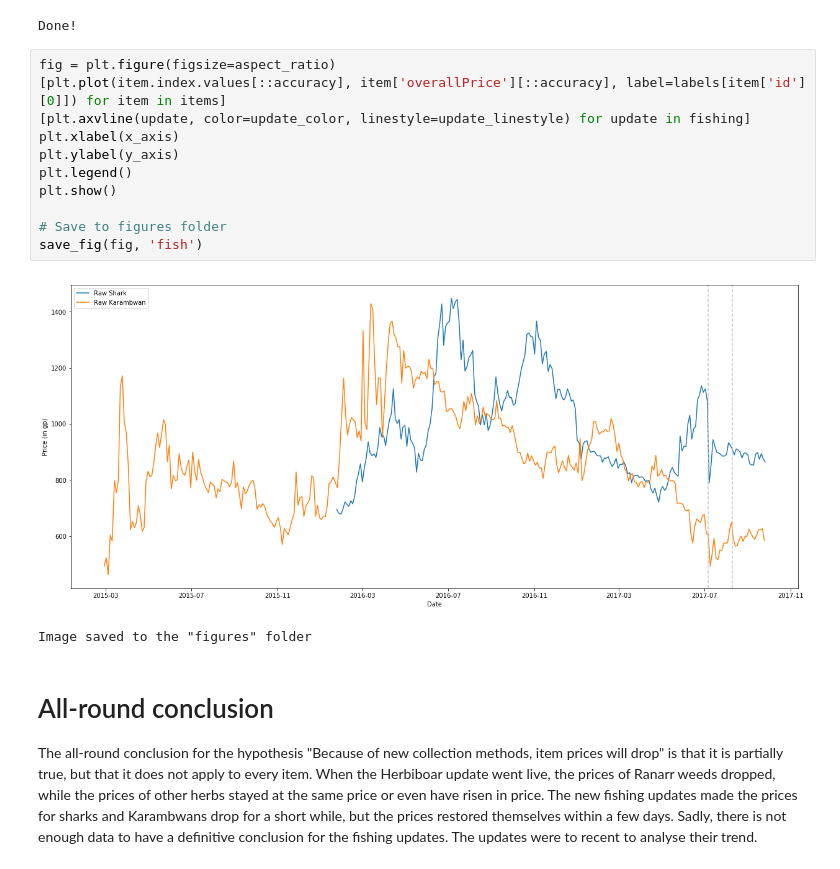
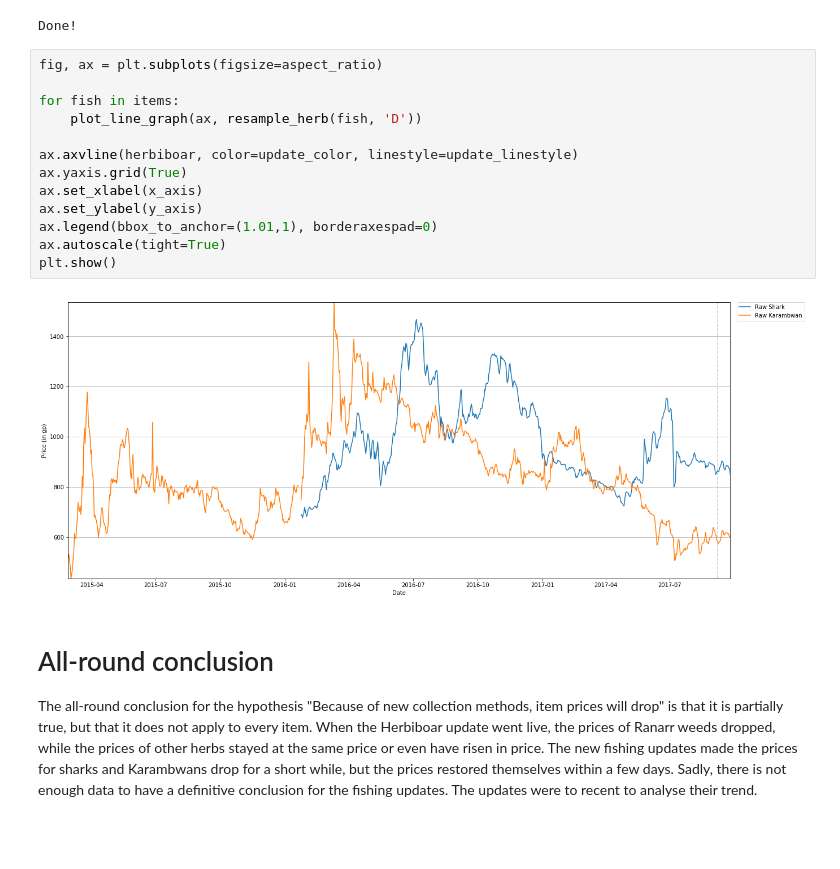
Before and after one commit to DevNebulae/ads-prototype-graphs, a Jupyter notebook: increased-supply.ipynb, the cells around one changed output. Saved outputs shown, nothing was run; the diff lists cells and outputs as text; blank space fills up the shorter version.

Commit message:
Update fish chart with new style

```diff
--- a/increased-supply.ipynb
+++ b/increased-supply.ipynb
@@ -221,20 +222,21 @@ items = [raw_shark, raw_karambwan]
 print('Done!')
 # %% [output]
 Done!
-# %%
-fig = plt.figure(figsize=aspect_ratio)
-[plt.plot(item.index.values[::accuracy], item['overallPrice'][::accuracy], label=labels[item['id'][0]]) for item in items]
-[plt.axvline(update, color=update_color, linestyle=update_linestyle) for update in fishing]
-plt.xlabel(x_axis)
-plt.ylabel(y_axis)
-plt.legend()
-plt.show()
-
-# Save to figures folder
-save_fig(fig, 'fish')
-# %% [output]
-[figure, removed]
-Image saved to the "figures" folder
+# %%
+fig, ax = plt.subplots(figsize=aspect_ratio)
+
+for fish in items:
+    plot_line_graph(ax, resample_herb(fish, 'D'))
+
+ax.axvline(herbiboar, color=update_color, linestyle=update_linestyle)
+ax.yaxis.grid(True)
+ax.set_xlabel(x_axis)
+ax.set_ylabel(y_axis)
+ax.legend(bbox_to_anchor=(1.01,1), borderaxespad=0)
+ax.autoscale(tight=True)
+plt.show()
+# %% [output]
+[figure, added]
 # %% [markdown]
 # All-round conclusion
 
```
Also changed, not shown: parts of 1 cell of this notebook.
